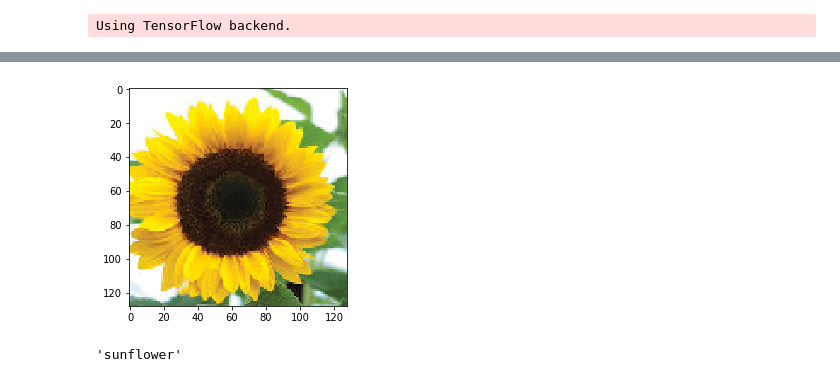
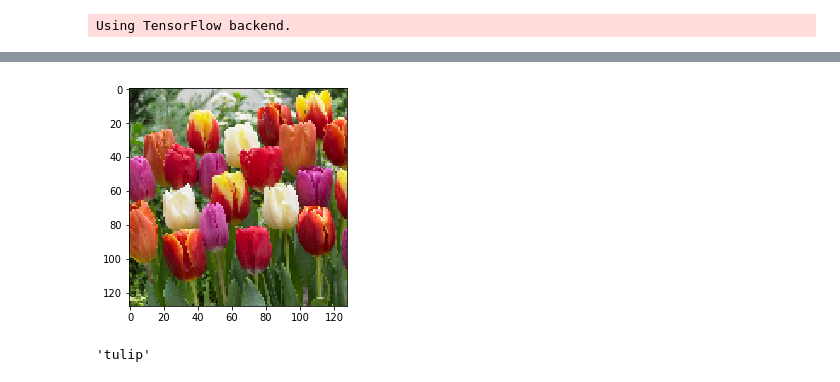
Before and after one commit to ZhichuanLi/CNN, a Jupyter notebook: Final Model.ipynb, the cells around one changed output, grey strips where cells are left out. Cells and saved outputs as stored; diff of their text form; code cells hidden in the pictures.

Commit message:
Final Model + Usage VGG16 + Tuning files to submit

```diff
--- a/Final Model.ipynb
+++ b/Final Model.ipynb
@@ -88,9 +88,9 @@ def save_model(model):
 # %%
 def find_label(prediction_array):
         prediction = prediction_array.argmax()
-        for x in train_generator.class_indices:
-            if train_generator.class_indices[x] == prediction:
-                return x
+        for label in train_generator.class_indices:
+            if train_generator.class_indices[label] == prediction:
+                return label
 # %%
 # taken from https://scikit-learn.org/stable/auto_examples
 #/model_selection/plot_confusion_matrix.html#sphx-glr-auto-examples-model-selection-plot-confusion-matrix-py
@@ -186,16 +208,16 @@ Loss: 0.569588685305759
 # %%
 from keras.preprocessing import image
 import numpy as np
 
-def predict_flower(model = model, image_path = 'sunflower.jpg'):
+def predict_flower(model = model, image_path = 'tulip.jpg'):
     img = image.load_img(path=image_path,target_size=(128,128,3))
     plt.imshow(img)
     plt.show()
     img = np.reshape(img,[1,128,128,3])
     pred = model.predict([img])
     return find_label(pred[0])
 
 predict_flower()
 # %% [output]
-[figure, old version]
+[figure, new version]
-'sunflower'
+'tulip'
```
Also changed, not shown: parts of 4 cells of this notebook, 1 other file.
